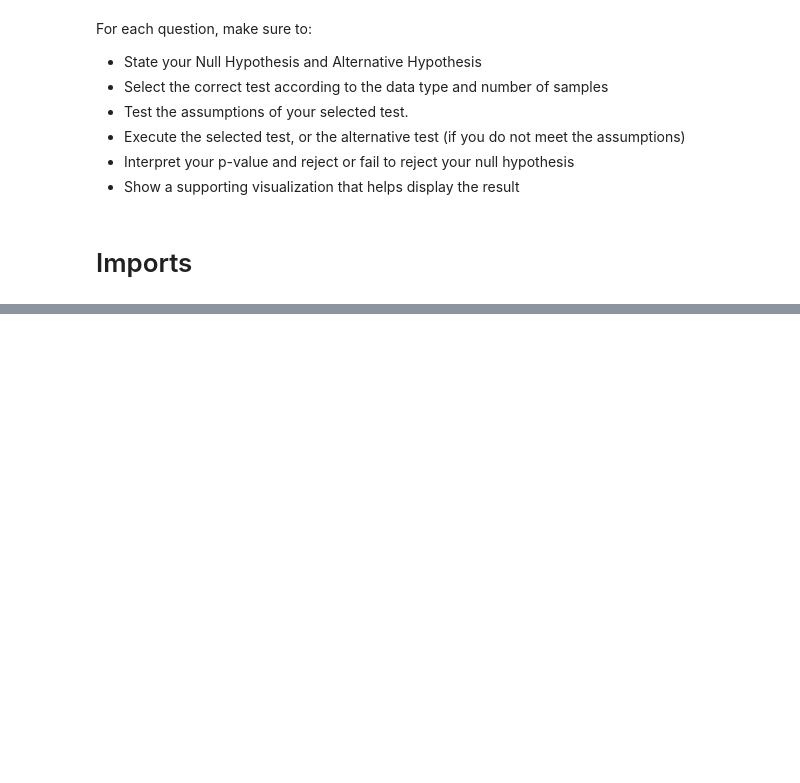
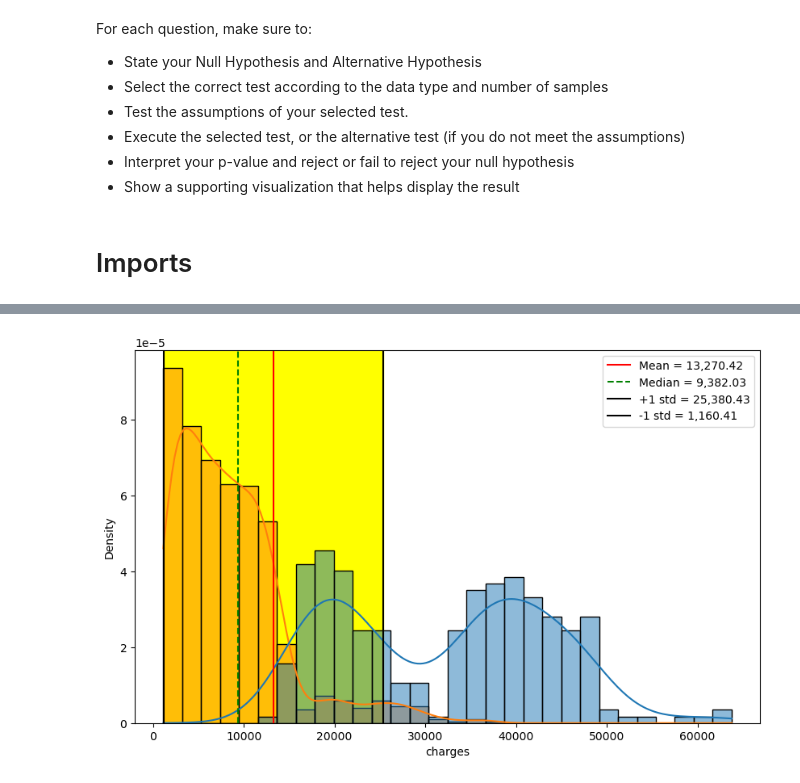
Before and after one commit to jaytrey777/Hypothesis-Testing-with-Insurance-Data, a Jupyter notebook: Hypothesis Testing with Insurance Data (Core).ipynb, the cells around one changed output, grey strips where cells are left out. Cells and saved outputs as stored; diff of their text form; code cells hidden in the pictures; blank space fills up the shorter version.

```diff
--- a/Hypothesis Testing with Insurance Data (Core).ipynb
+++ b/Hypothesis Testing with Insurance Data (Core).ipynb
@@ -21,0 +64,18 @@ Data Loading
+# %%
+mean = df['charges'].mean()
+median = df['charges'].median()
+std = df['charges'].std()
+plus_one_std = mean + std
+minus_one_std = mean - std
+# %%
+fig,ax = plt.subplots(figsize=(10,6))
+sns.histplot(data=df, x='charges',hue='smoker',common_norm=False,
+             stat='density',kde=True)
+ax.axvline(mean, color = 'red', label=f'Mean = {mean:,.2f}')
+ax.axvline(median, ls='--', color = 'green', label = f'Median = {median:,.2f}')
+ax.axvline(plus_one_std, color = 'black',label=f'+1 std = {plus_one_std:,.2f}')
+ax.axvline(minus_one_std, color = 'black', label = f'-1 std = {minus_one_std:,.2f}')
+ax.axvspan(plus_one_std, minus_one_std, color = 'yellow', zorder = 0)
+ax.legend();
+# %% [output]
+[figure, added]
```
Also changed, not shown: parts of 12 cells of this notebook.
